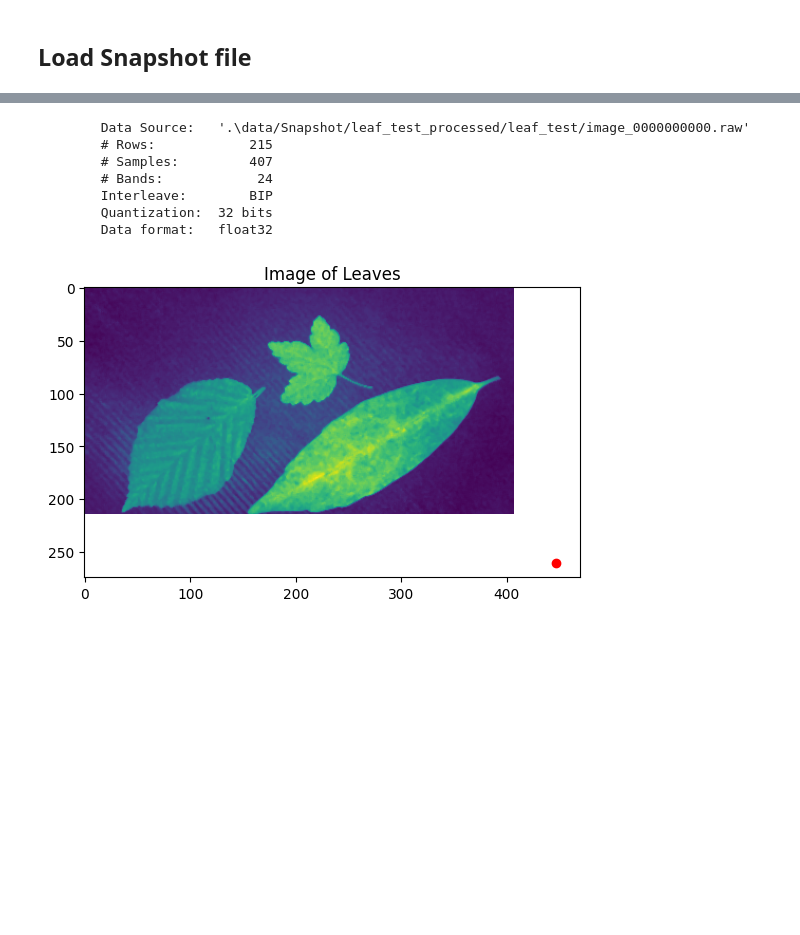
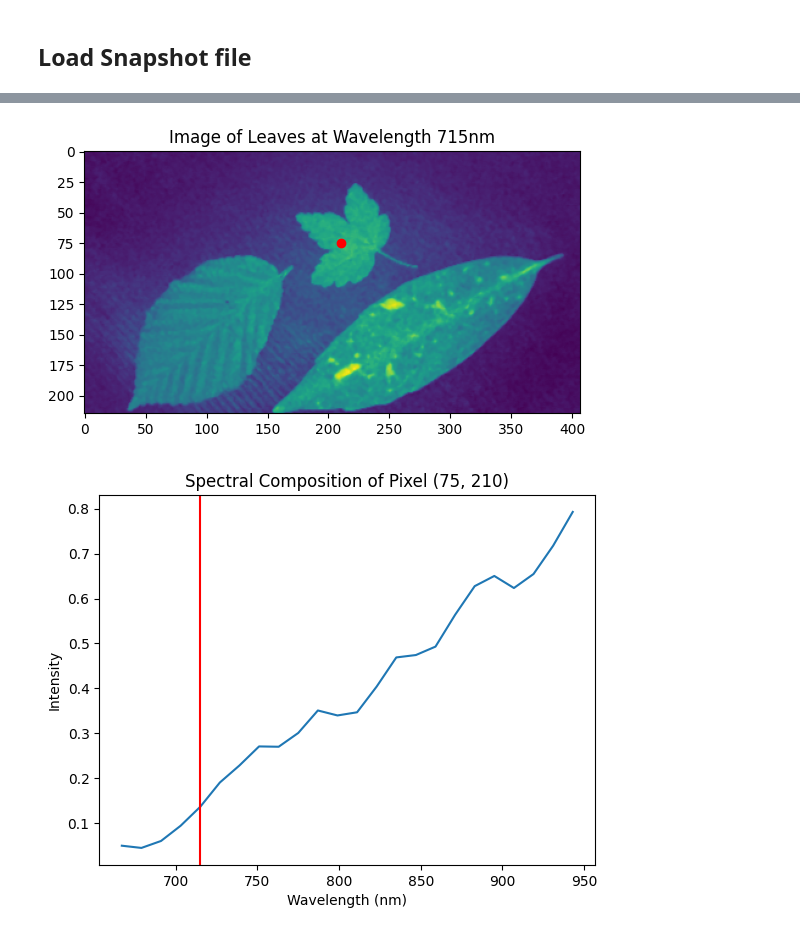
Before and after one commit to amar-music/hyperspectral-snapshot-upscaling, a Jupyter notebook: explore.ipynb, the cells around one changed output, grey strips where cells are left out. Cells and saved outputs as stored; diff of their text form; code cells hidden in the pictures; blank space fills up the shorter version.

```diff
--- a/explore.ipynb
+++ b/explore.ipynb
@@ -115,26 +95,0 @@ img_snap.metadata['wavelength']
-# %%
-# Show info for img_snap
-print(img_snap)
-
-wavelengths_snapshot = list[667.756267, 679.729688, 691.703110, 703.676532, 715.649953,
-                            727.623375, 739.596797, 751.570219, 763.543640, 775.517062,
-                            787.490484, 799.463905, 811.437327, 823.410749, 835.384171,
-                            847.357592, 859.331014, 871.304436, 883.277857, 895.251279,
-                            907.224701, 919.198123, 931.171544, 943.144966]
-# %% [output]
-        Data Source:   '.\data/Snapshot/leaf_test_processed/leaf_test/image_0000000000.raw'
-        # Rows:            215
-        # Samples:         407
-        # Bands:            24
-        Interleave:        BIP
-        Quantization:  32 bits
-        Data format:   float32
-# %%
-# Print array as image
-plt.figure()
-plt.imshow(np_array_snap[:, :, 6])
-plt.plot(selected_pixel[1], selected_pixel[0], 'ro')
-plt.title('Image of Leaves')
-plt.show()
-# %% [output]
-[figure, removed]
@@ -148,0 +96,47 @@ raw_data = raw_data.reshape((height, width, bands))
+# %%
+ss_path = "data/Snapshot/leaf_test_processed/leaf_test/"
+
+# Open image
+ss_file = envi.open(ss_path + "image_0000000000.hdr", ss_path + "image_0000000000.raw")
+
+# Load as ImageArray
+ss_img = ss_file.load()
+
+# Load as numpy array
+ss_img_np = np.array(ss_file.load())
+
+# Normalize image
+ss_img_np = ss_img_np / np.max(ss_img_np)
+
+# Load wavelengths
+ss_wavelengths = ss_file.metadata['wavelength']
+ss_wavelengths = [float(wavelength) for wavelength in ss_wavelengths]
+
+# Turn float to int
+ss_wavelengths = [int(wavelength) for wavelength in ss_wavelengths]
+# %%
+# Select a pixel on a leaf
+ss_selected_pixel = (75, 210)
+ss_selected_spectrum = 4
+
+# Print array as image
+plt.figure()
+plt.imshow(ss_img_np[:, :, ss_selected_spectrum])
+plt.plot(ss_selected_pixel[1], ss_selected_pixel[0], 'ro')
+plt.title('Image of Leaves at Wavelength ' + str(ss_wavelengths[ss_selected_spectrum]) + 'nm')
+plt.show()
+
+# Print spectral composition of a single pixel
+ss_spectrum = ss_img_np[ss_selected_pixel[0], ss_selected_pixel[1]]
+
+# Plot the spectrum
+plt.figure()
+plt.plot(ss_wavelengths, ss_spectrum)
+plt.xlabel('Wavelength (nm)')
+plt.ylabel('Intensity')
+plt.title('Spectral Composition of Pixel ' + str(ss_selected_pixel))
+plt.axvline(ss_wavelengths[ss_selected_spectrum], color='r', linestyle='-')
+plt.show()
+# %% [output]
+[figure, added]
+[figure, added]
```
Also changed, not shown: parts of 10 cells of this notebook.
